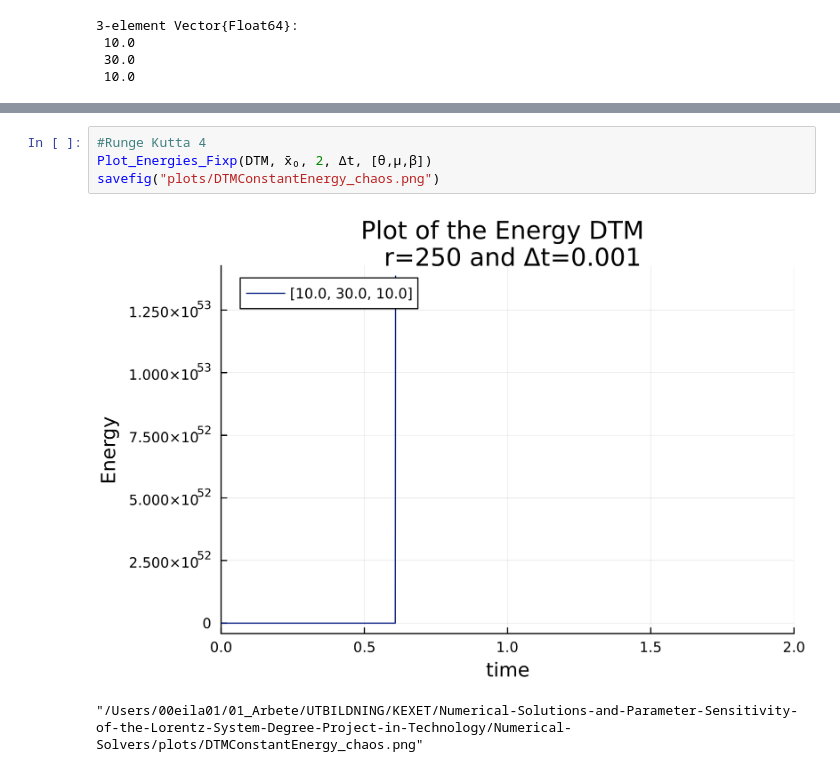
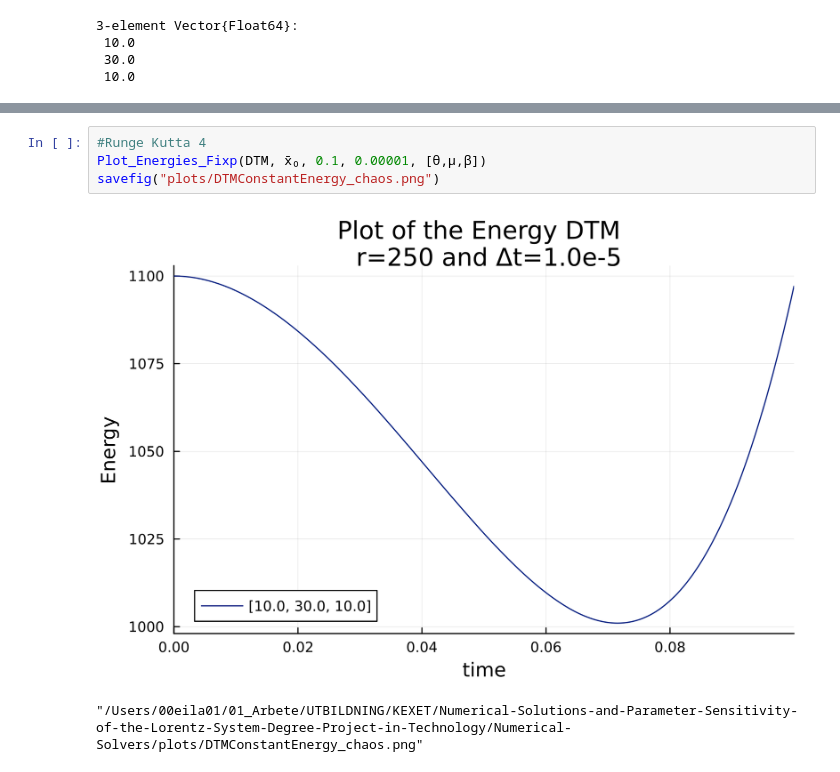
Before and after one commit to eiralarsson/Lorentz-System-Degree-Project, a Jupyter notebook: Numerical-Solvers/energy_conservation.ipynb, the cells around one changed output, grey strips where cells are left out. Drawn from its saved outputs; the diff is of its cells as text.

```diff
--- a/Numerical-Solvers/energy_conservation.ipynb
+++ b/Numerical-Solvers/energy_conservation.ipynb
@@ -249,7 +249,7 @@ savefig("plots/Rodas5ConstantEnergy_chaos_nonadaptive.png")
 # %%
 #Runge Kutta 4
-Plot_Energies_Fixp(DTM, x̄₀, 2, Δt, [θ,μ,β])
+Plot_Energies_Fixp(DTM, x̄₀, 0.1, 0.00001, [θ,μ,β])
 savefig("plots/DTMConstantEnergy_chaos.png")
 # %% [output]
-[figure, old version]
+[figure, new version]
 "/Users/00eila01/01_Arbete/UTBILDNING/KEXET/Numerical-Solutions-and-Parameter-Sensitivity-of-the-Lorentz-System-Degree-Project-in-Technology/Numerical-Solvers/plots/DTMConstantEnergy_chaos.png"
```
Also changed, not shown: parts of 2 cells of this notebook, 6 other files.
